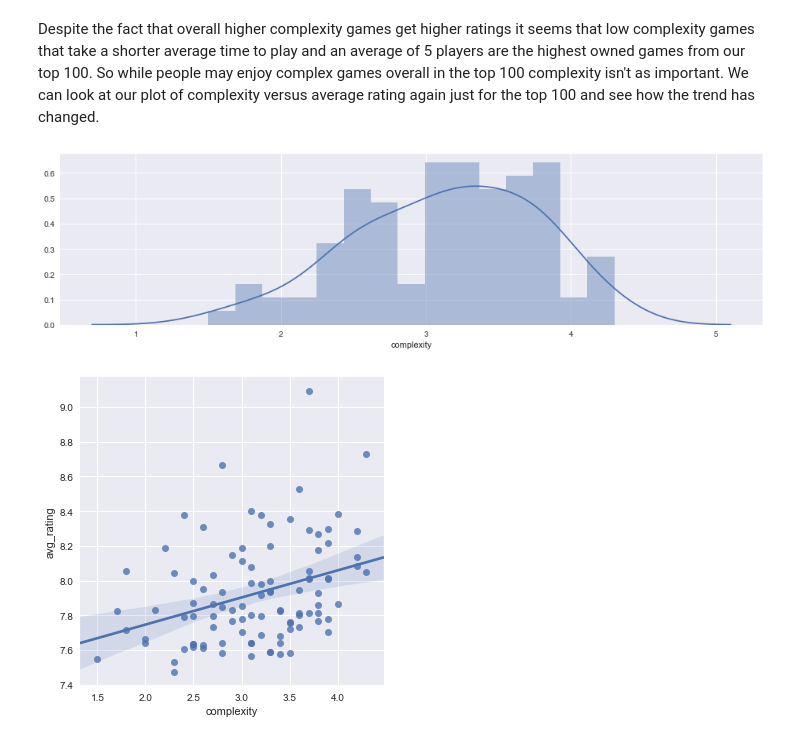
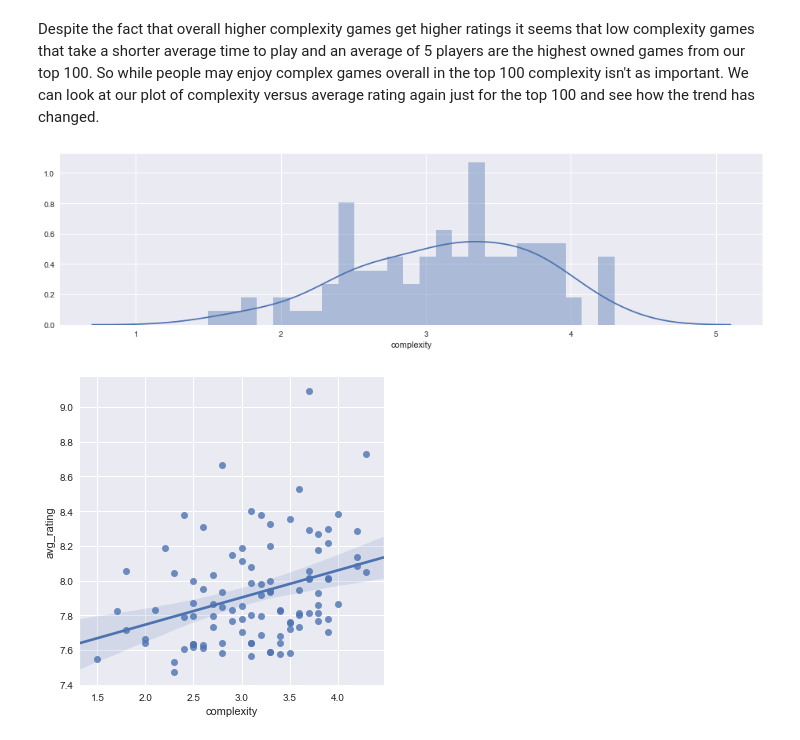
Before and after one commit to Slackc3/BoardGames, a Jupyter notebook: BoardGames.ipynb, the cells around one changed output. Cells and saved outputs as stored; diff of their text form; code cells hidden in the pictures.

```diff
--- a/BoardGames.ipynb
+++ b/BoardGames.ipynb
@@ -51,11 +51,11 @@ BoardGames.head()
 | 4 | 5 | https://boardgamegeek.com/boardga... | 174430 | Gloomhaven | 1 | 4 | 150 | 90 | 150 | 2017 | ... |
 # %%
 # Eliminate games with less than 50 votes
-BoardGames = BoardGames[BoardGames.num_votes > 50]
+BoardGames = BoardGames[BoardGames.num_votes >= 50]
 # Eliminate games made before 1990
 BoardGames = BoardGames[BoardGames.year > 1989]
 # Eliminate board games with a listed average time less then 10 minutes and more then 5 hours (300 minutes)
-BoardGames = BoardGames[(BoardGames.avg_time > 10) & (BoardGames.avg_time < 300)]
+BoardGames = BoardGames[(BoardGames.avg_time >= 10) & (BoardGames.avg_time < 300)]
 # Eliminate games with an average number of players greater than 10 just to look at table top games and remove
 # larger party games.
 BoardGames['avg_players'] = ((BoardGames['min_players']) + (BoardGames['max_players']))/2
@@ -217,9 +218,9 @@ BGTop3 = sns.barplot(data=TopGames,x='complexity',y='owned',)
 Despite the fact that overall higher complexity games get higher ratings it seems that low complexity games that take a shorter average time to play and an average of 5 players are the highest owned games from our top 100. So while people may enjoy complex games overall in the top 100 complexity isn't as important. We can look at our plot of complexity versus average rating again just for the top 100 and see how the trend has changed.
 # %%
 # Lets look at how our top 100 games are distributed based on complexity
-BGTop4a = sns.distplot(TopGames.complexity,bins=15)
+BGTop4a = sns.distplot(TopGames.complexity,bins=25)
 # %% [output]
-[figure, old version]
+[figure, new version]
 # %%
 # Most of our top 100 are betwen 3 and 4 for complexity lets see if the correlation with ratings is still strong
 BGTop4 = sns.lmplot(data=TopGames,x='complexity',y='avg_rating')
```
Also changed, not shown: parts of 36 cells of this notebook.
